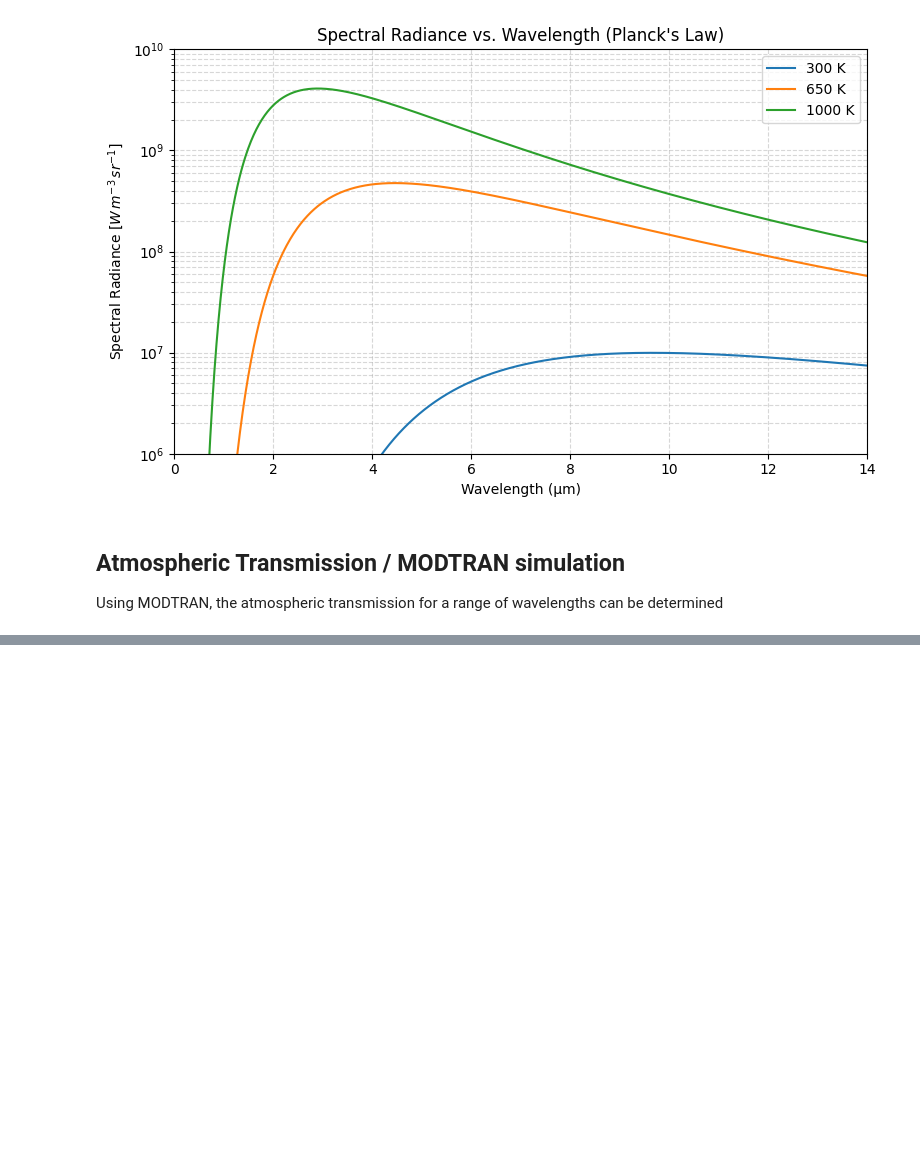
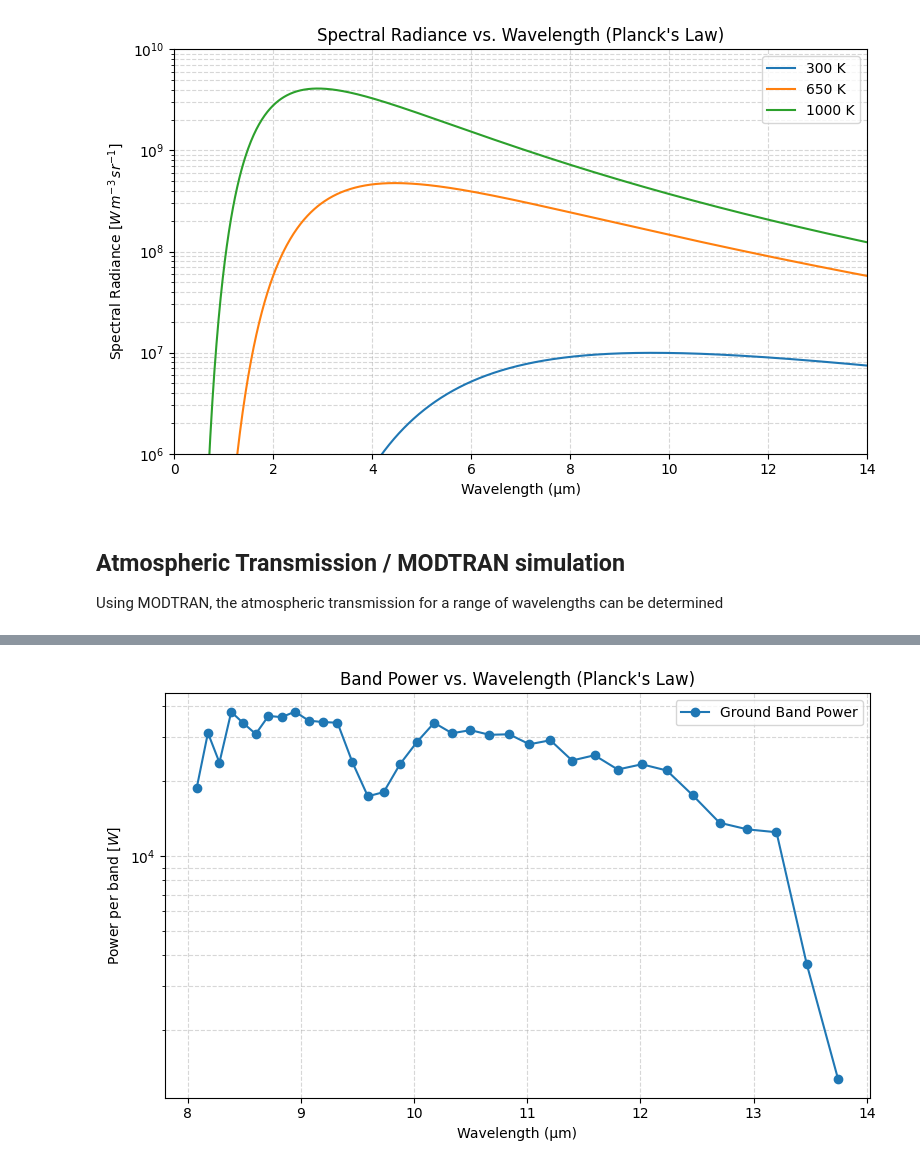
Before and after one commit to Azmi0205/Studienarbeit, a Jupyter notebook: BosonPlusSim.ipynb, the cells around one changed output, grey strips where cells are left out. Cells and saved outputs as stored; diff of their text form; code cells hidden in the pictures; blank space fills up the shorter version.

```diff
--- a/BosonPlusSim.ipynb
+++ b/BosonPlusSim.ipynb
@@ -119,0 +129,15 @@ When two numbers - Pixel count: left for 320x256 / right for 640x512
+# %%
+theta_ap = np.deg2rad(6)  # Field of view 12° / 2 to rad
+
+tau_op = 0.9    # optical Transmission
+alpha_det = 0.8 # detector efficiency
+
+T_fire = 1000
+T_ground = 300
+
+gsd = 197
+area = 197**2
+
+condition = (wavelength >= 8e-6) & (wavelength <= 14e-6)
+band_edges = wavelength[condition]
+tau_atm = transmittance[condition]
@@ -119,0 +199,25 @@ When two numbers - Pixel count: left for 320x256 / right for 640x512
+# %%
+fixed_factors = alpha_det * area * pi * np.sin(theta_ap)**2 * tau_op
+other_factors = 1
+n_samples = 400
+
+ground_powers, _ = generic_band_power(band_edges, tau_atm, T_fire,
+                                      fixed_factors, other_factors, False, n_samples)
+
+# band_edges has length N+1 while ground_powers has length N -> use band centers for x
+band_centers_um = 0.5 * (band_edges[:-1] + band_edges[1:]) * 1e6
+
+plt.figure(figsize=(8, 5))
+plt.plot(band_centers_um, ground_powers, marker='o', label="Ground Band Power")
+
+plt.xlabel("Wavelength (μm)")
+plt.ylabel(r"Power per band $[W]$")
+plt.title("Band Power vs. Wavelength (Planck's Law)")
+plt.yscale('log')
+
+plt.legend()
+plt.grid(True, which='both', linestyle='--', alpha=0.5)
+plt.tight_layout()
+plt.show()
+# %% [output]
+[figure, added]
```
Also changed, not shown: parts of 9 cells of this notebook.
